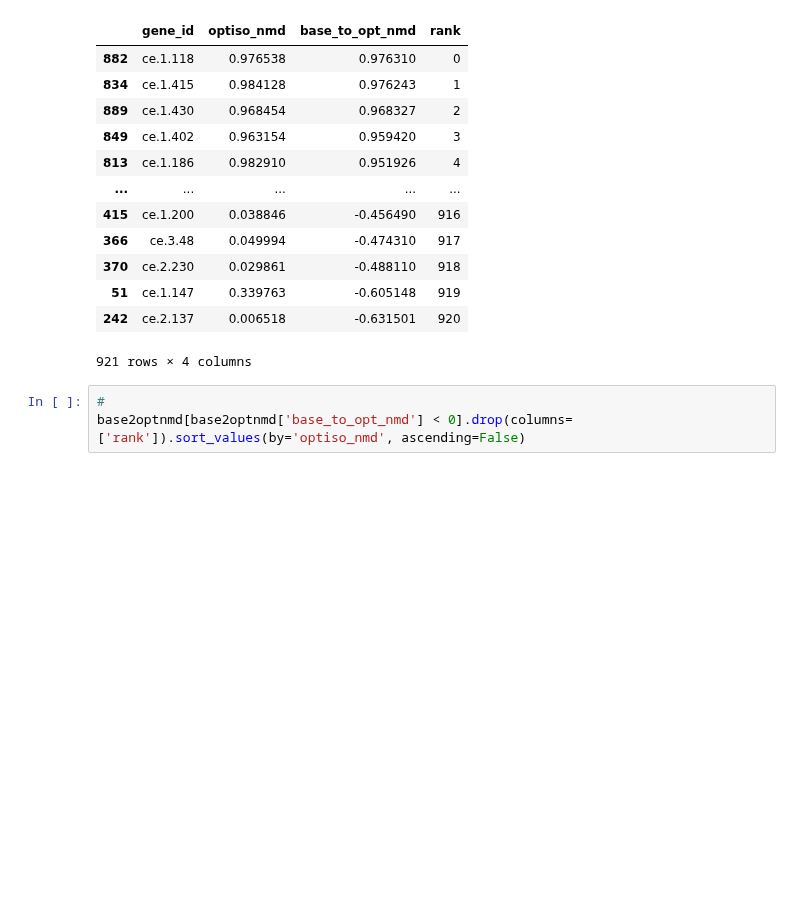
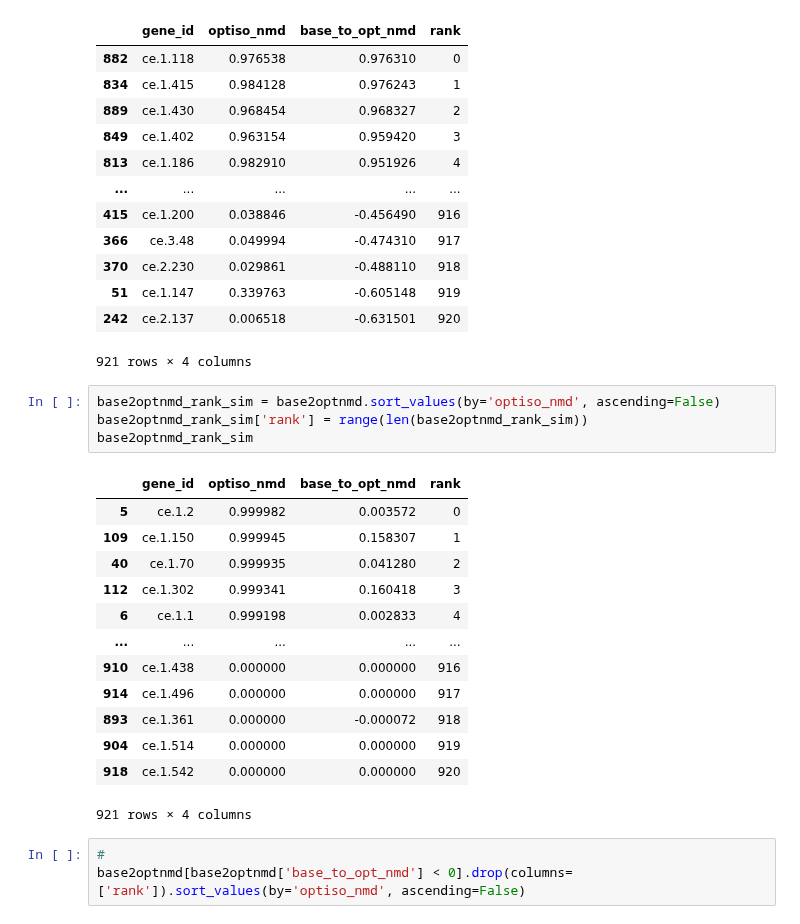
Before and after one commit to KorfLab/isoforms, a Jupyter notebook: APCanalysis/apc_paper.ipynb, the cells around one changed output. Saved outputs shown, nothing was run; the diff lists cells and outputs as text; blank space fills up the shorter version.

```diff
--- a/APCanalysis/apc_paper.ipynb
+++ b/APCanalysis/apc_paper.ipynb
@@ -306,6 +306,24 @@ base2optnmd
 | 51 | ce.1.147 | 0.339763 | -0.605148 | 919 |
 | 242 | ce.2.137 | 0.006518 | -0.631501 | 920 |
 921 rows × 4 columns
+# %%
+base2optnmd_rank_sim = base2optnmd.sort_values(by='optiso_nmd', ascending=False)
+base2optnmd_rank_sim['rank'] = range(len(base2optnmd_rank_sim))
+base2optnmd_rank_sim
+# %% [output]
+|  | gene_id | optiso_nmd | base_to_opt_nmd | rank |
+| 5 | ce.1.2 | 0.999982 | 0.003572 | 0 |
+| 109 | ce.1.150 | 0.999945 | 0.158307 | 1 |
+| 40 | ce.1.70 | 0.999935 | 0.041280 | 2 |
+| 112 | ce.1.302 | 0.999341 | 0.160418 | 3 |
+| 6 | ce.1.1 | 0.999198 | 0.002833 | 4 |
+| ... | ... | ... | ... | ... |
+| 910 | ce.1.438 | 0.000000 | 0.000000 | 916 |
+| 914 | ce.1.496 | 0.000000 | 0.000000 | 917 |
+| 893 | ce.1.361 | 0.000000 | -0.000072 | 918 |
+| 904 | ce.1.514 | 0.000000 | 0.000000 | 919 |
+| 918 | ce.1.542 | 0.000000 | 0.000000 | 920 |
+921 rows × 4 columns
 # %%
 #
 base2optnmd[base2optnmd['base_to_opt_nmd'] < 0].drop(columns=['rank']).sort_values(by='optiso_nmd', ascending=False)
```
Also changed, not shown: parts of 19 cells of this notebook.
